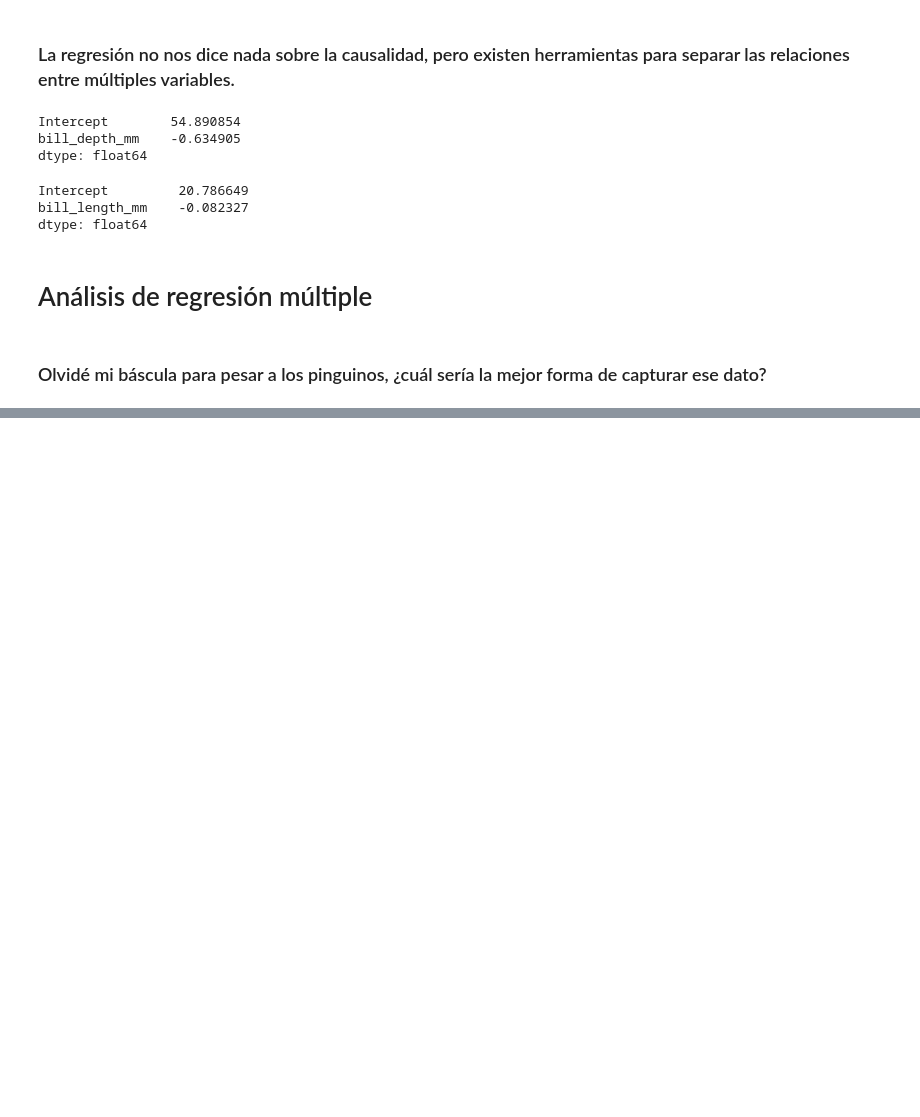
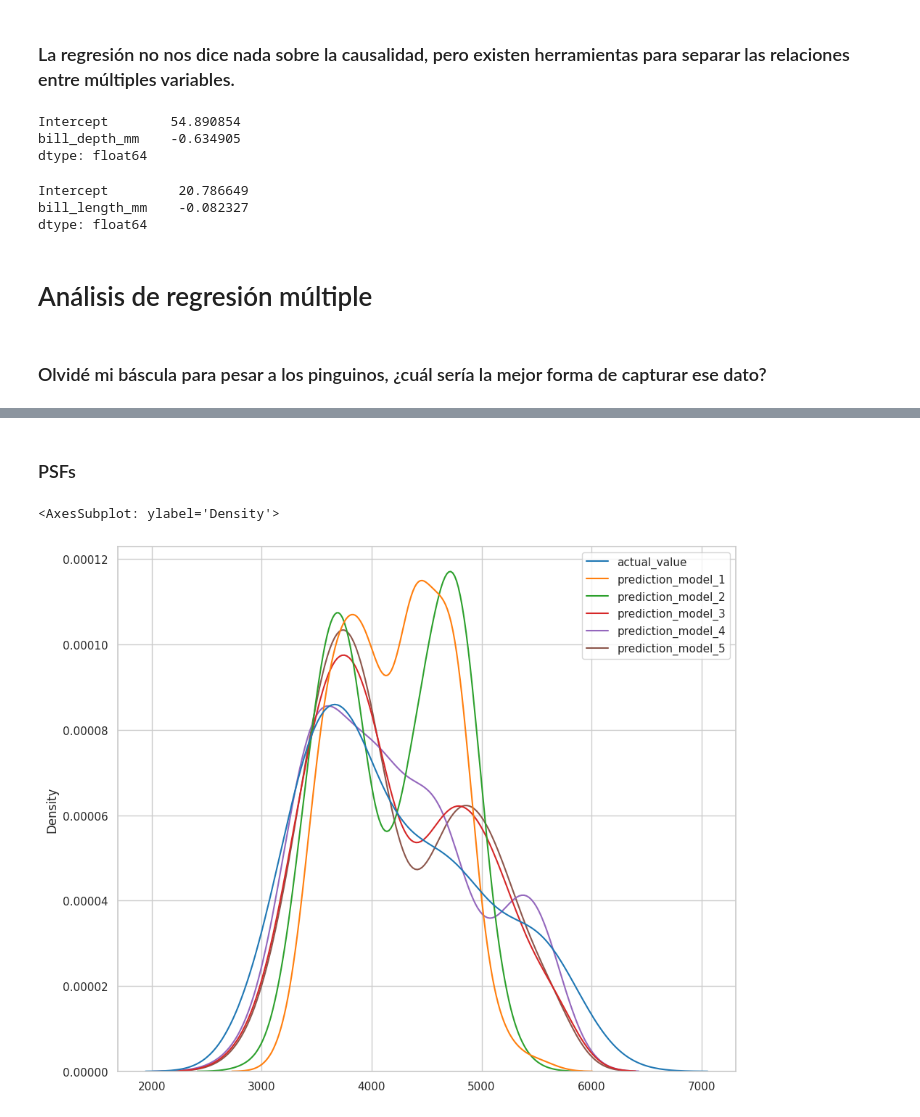
Before and after one commit to electrojam/Curso-de-Analisis-Exploratorio-de-Datos, a Jupyter notebook: 1-conociendo nuestros datos.ipynb, the cells around one changed output, grey strips where cells are left out. Drawn from its saved outputs; the diff is of its cells as text; code cells hidden in the pictures; blank space fills up the shorter version.

```diff
--- a/1-conociendo nuestros datos.ipynb
+++ b/1-conociendo nuestros datos.ipynb
@@ -1820,0 +1872,9 @@ strong multicollinearity or other numerical problems.
+# %% [markdown]
+### PSFs
+# %%
+sns.kdeplot(
+    data=models_results
+)
+# %% [output]
+<AxesSubplot: ylabel='Density'>
+[figure, added]
```
Also changed, not shown: parts of 17 cells of this notebook.
